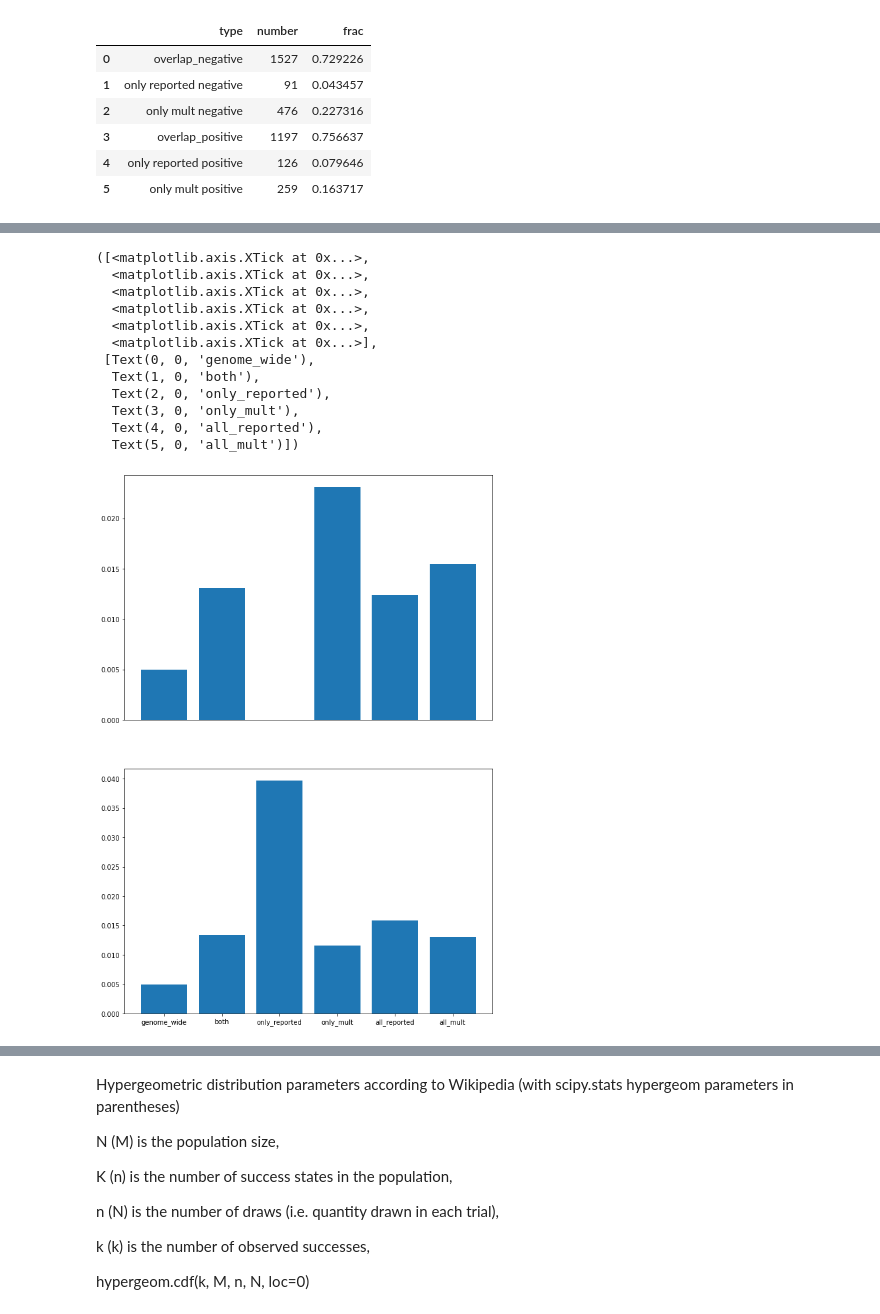
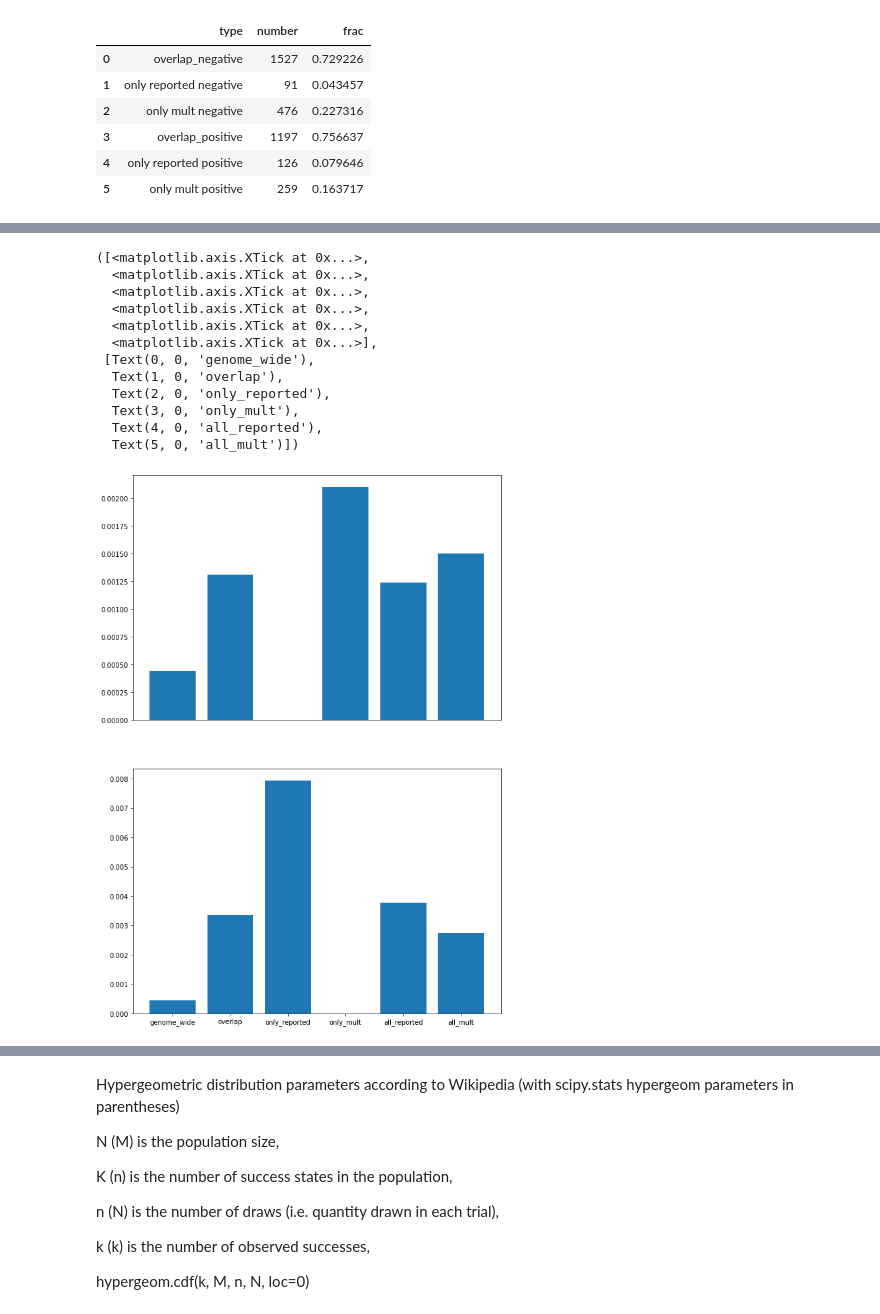
Before and after one commit to brian-arnold/epistasis_reanalysis, a Jupyter notebook: yeast_screens/Kuzmin2020.ipynb, the cells around one changed output, grey strips where cells are left out. Drawn from its saved outputs; the diff is of its cells as text; code cells hidden in the pictures.

Commit message:
protein interaction analysis by experiment type

```diff
--- a/yeast_screens/Kuzmin2020.ipynb
+++ b/yeast_screens/Kuzmin2020.ipynb
@@ -382,12 +406,22 @@ pd.DataFrame.from_dict(results)
 #gene_physical_pairwise_interactions = db.get_physical_interactions_yeastGenomeDotOrg()
 
 # BIOGRID contains physical interactions measured from a variety of assays including co-localization
-gene_physical_pairwise_interactions = db.get_physical_interactions_BIOGRID()
+# see here for explanation of experimental evidence codes: https://wiki.thebiogrid.org/doku.php/experimental_systems
+db_interactions = db.get_physical_interactions_BIOGRID()
+db_interactions = db_interactions[db_interactions.experimental_system_type == "physical"]
+#experimental_systems = ['Affinity Capture-MS', 'Affinity Capture-Western', 'Two-hybrid', 'Reconstituted Complex', 'PCA', 'Co-purification', 'Co-crystal Structure']
+#experimental_systems = ['Affinity Capture-RNA']
+experimental_systems = ['Biochemical Activity']
+#experimental_systems = ['Co-localization']
+print(db_interactions.experimental_system.value_counts())
+db_interactions = db_interactions[db_interactions.experimental_system.isin(experimental_systems)]
+gene_physical_pairwise_interactions = db.find_unique_interactions(db_interactions, 'official_symbol_interactor_a', 'official_symbol_interactor_b')
 
 num_physical_interactions, twoplus_physical_interactions, three_physical_interactions = db.count_physical_interactions(df, gene_physical_pairwise_interactions)
 
 df['num_physical_interactions'] = df['alleles'].map(num_physical_interactions)
 df['twoplus_physical_interactions'] = df['alleles'].map(twoplus_physical_interactions)
 df['three_physical_interactions'] = df['alleles'].map(three_physical_interactions)
-df['num_physical_interactions'].value_counts()
+print()
+print(df['num_physical_interactions'].value_counts())
 # %% [output]
@@ -417,40 +463,48 @@ def fraction_physical_three(df):
     d['frac'] = d['int']/d['tot']
     return d
 
-def mk_barplot(genome_wide, both, only_reported, only_mult, all_reported, all_mult, i):
-    bars = ('genome_wide', 'both', 'only_reported', 'only_mult', 'all_reported', 'all_mult')
+def mk_barplot(genome_wide, overlap, only_reported, only_mult, all_reported, all_mult, i):
+    bars = ('genome_wide', 'overlap', 'only_reported', 'only_mult', 'all_reported', 'all_mult')
     x_pos = np.arange(len(bars))
-    height = [genome_wide, both, only_reported, only_mult, all_reported, all_mult]
+    height = [genome_wide, overlap, only_reported, only_mult, all_reported, all_mult]
     axs[i].bar(x_pos, height)
     axs[i].xaxis.set_ticks([])
+
+def mk_barplot_both_tails(genome_wide, all_reported, all_mult):
+    bars = ('genome_wide', 'all_reported', 'all_mult')
+    x_pos = np.arange(len(bars))
+    height = [genome_wide, all_reported, all_mult]
+    plt.bar(x_pos, height)
+    #plt.xaxis.set_ticks([])
 # %%
 # functions to use to explore pbhysical interactions: fraction_physical_twoplus, fraction_physical_three
 fig, axs = plt.subplots(nrows=2, figsize=(10,15))
 
-func = fraction_physical_twoplus
+func = fraction_physical_three
+p = 0.05
 
 genome_wide = func(df)
 
-overlap, only_reported, only_mult, all_reported, all_mult = compare_outlier_enrichment(df[df.pval < 0.05], "negative", func, multiplicative)
+overlap, only_reported, only_mult, all_reported, all_mult = outlier_enrichment(df[df.pval < p], "negative", func, multiplicative)
 mk_barplot(genome_wide['frac'], overlap['frac'], only_reported['frac'], only_mult['frac'], all_reported['frac'], all_mult['frac'], 0)
 
-overlap, only_reported, only_mult, all_reported, all_mult = compare_outlier_enrichment(df[df.pval < 0.05], "positive", func, multiplicative)
+overlap, only_reported, only_mult, all_reported, all_mult = outlier_enrichment(df[df.pval < p], "positive", func, multiplicative)
 mk_barplot(genome_wide['frac'], overlap['frac'], only_reported['frac'], only_mult['frac'], all_reported['frac'], all_mult['frac'], 1)
 
-bars = ('genome_wide', 'both', 'only_reported', 'only_mult', 'all_reported', 'all_mult')
+bars = ('genome_wide', 'overlap', 'only_reported', 'only_mult', 'all_reported', 'all_mult')
 x_pos = np.arange(len(bars))
 plt.xticks(x_pos, bars)
 # %% [output]
 ([<matplotlib.axis.XTick at 0x...>,
   <matplotlib.axis.XTick at 0x...>,
   <matplotlib.axis.XTick at 0x...>,
   <matplotlib.axis.XTick at 0x...>,
   <matplotlib.axis.XTick at 0x...>,
   <matplotlib.axis.XTick at 0x...>],
  [Text(0, 0, 'genome_wide'),
-  Text(1, 0, 'both'),
+  Text(1, 0, 'overlap'),
   Text(2, 0, 'only_reported'),
   Text(3, 0, 'only_mult'),
   Text(4, 0, 'all_reported'),
   Text(5, 0, 'all_mult')])
-[figure, old version]
+[figure, new version]
```
Also changed, not shown: parts of 13 cells of this notebook, 7 other files.
